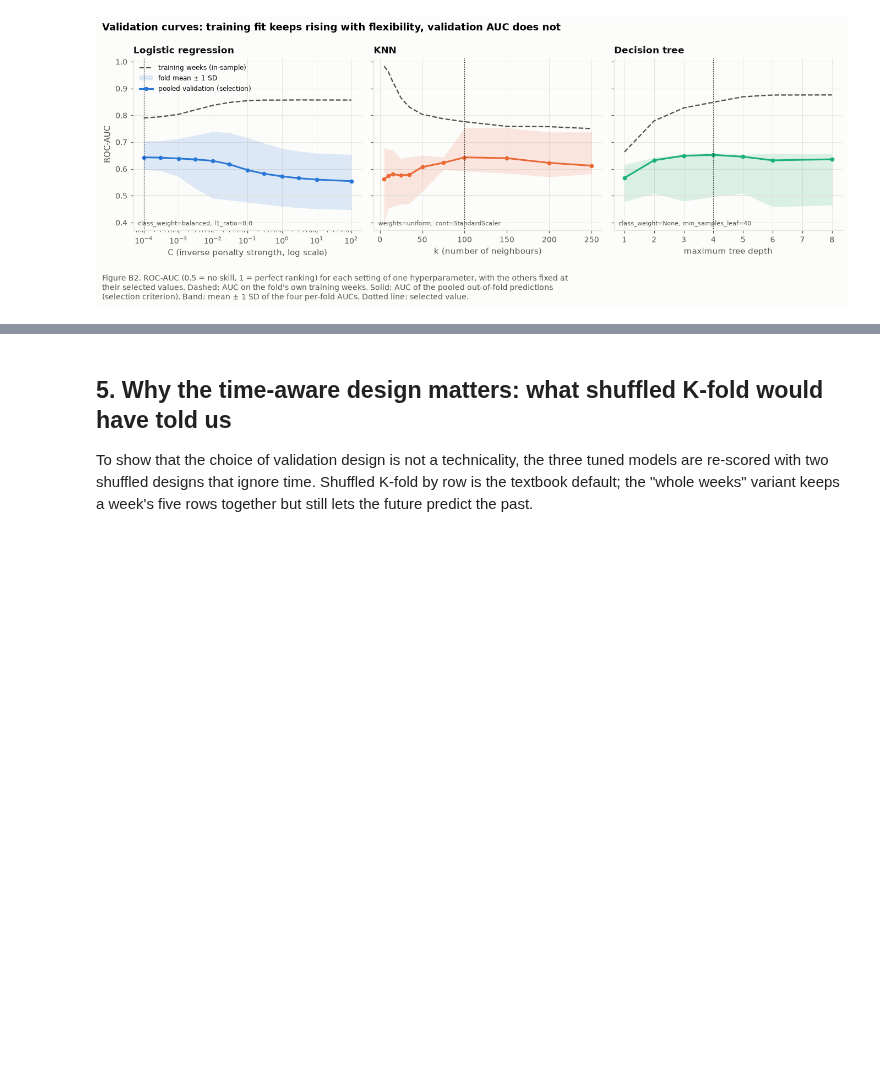
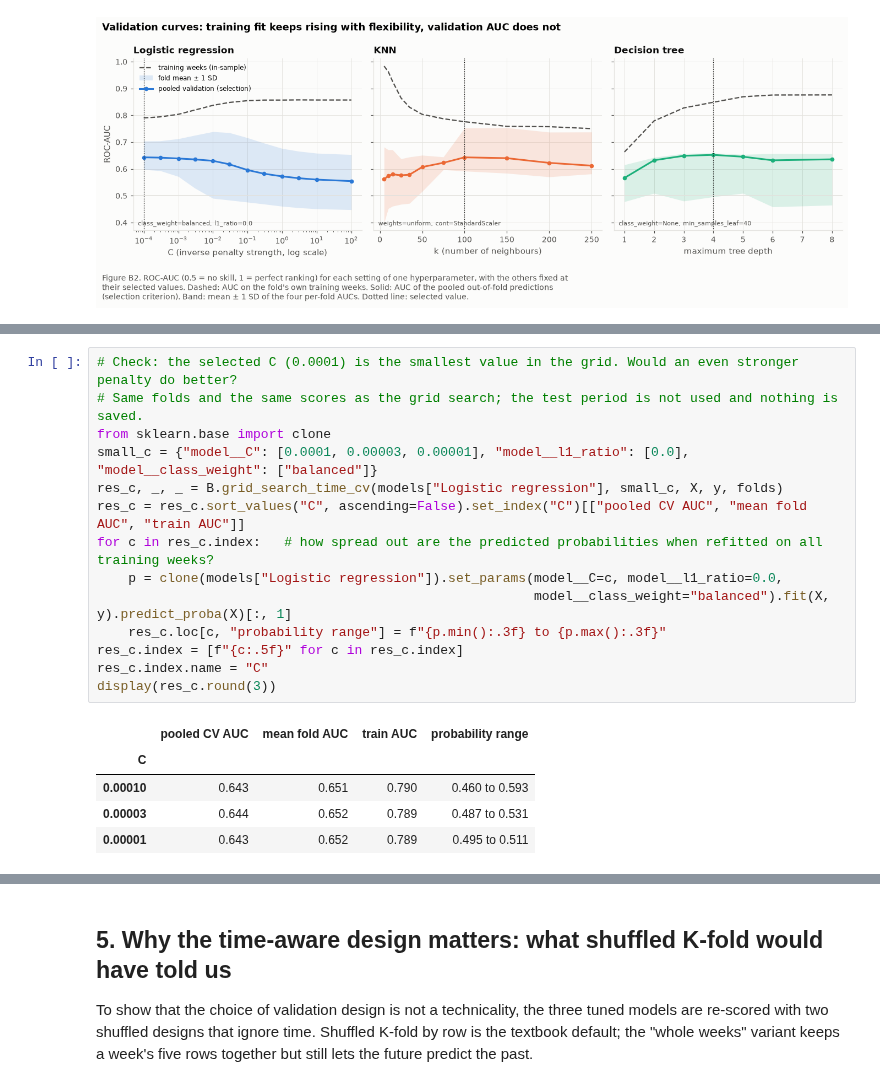
Before and after one commit to S-Hoorain/Ds-project, a Jupyter notebook: notebooks/03_baseline_models.ipynb, the cells around one changed output, grey strips where cells are left out. Cells and saved outputs as stored; diff of their text form; blank space fills up the shorter version.

```diff
--- a/notebooks/03_baseline_models.ipynb
+++ b/notebooks/03_baseline_models.ipynb
@@ -420,3 +422,23 @@ plt.show()
 * **Variance across folds is as large as the gaps between models** (fold SDs 0.05–0.08, against pooled AUCs of
   0.643–0.652), so in cross-validation the three baselines are not distinguishable. 2022, the year of the currency
   and energy crisis (33% shock rate), and 2024 are the hardest years for most models.
+# %%
+# Check: the selected C (0.0001) is the smallest value in the grid. Would an even stronger penalty do better?
+# Same folds and the same scores as the grid search; the test period is not used and nothing is saved.
+from sklearn.base import clone
+small_c = {"model__C": [0.0001, 0.00003, 0.00001], "model__l1_ratio": [0.0], "model__class_weight": ["balanced"]}
+res_c, _, _ = B.grid_search_time_cv(models["Logistic regression"], small_c, X, y, folds)
+res_c = res_c.sort_values("C", ascending=False).set_index("C")[["pooled CV AUC", "mean fold AUC", "train AUC"]]
+for c in res_c.index:   # how spread out are the predicted probabilities when refitted on all training weeks?
+    p = clone(models["Logistic regression"]).set_params(model__C=c, model__l1_ratio=0.0,
+                                                        model__class_weight="balanced").fit(X, y).predict_proba(X)[:, 1]
+    res_c.loc[c, "probability range"] = f"{p.min():.3f} to {p.max():.3f}"
+res_c.index = [f"{c:.5f}" for c in res_c.index]
+res_c.index.name = "C"
+display(res_c.round(3))
+# %% [output]
+|  | pooled CV AUC | mean fold AUC | train AUC | probability range |
+| C |  |  |  |  |
+| 0.00010 | 0.643 | 0.651 | 0.790 | 0.460 to 0.593 |
+| 0.00003 | 0.644 | 0.652 | 0.789 | 0.487 to 0.531 |
+| 0.00001 | 0.643 | 0.652 | 0.789 | 0.495 to 0.511 |
```
Also changed, not shown: parts of 8 cells of this notebook, 6 other files.
